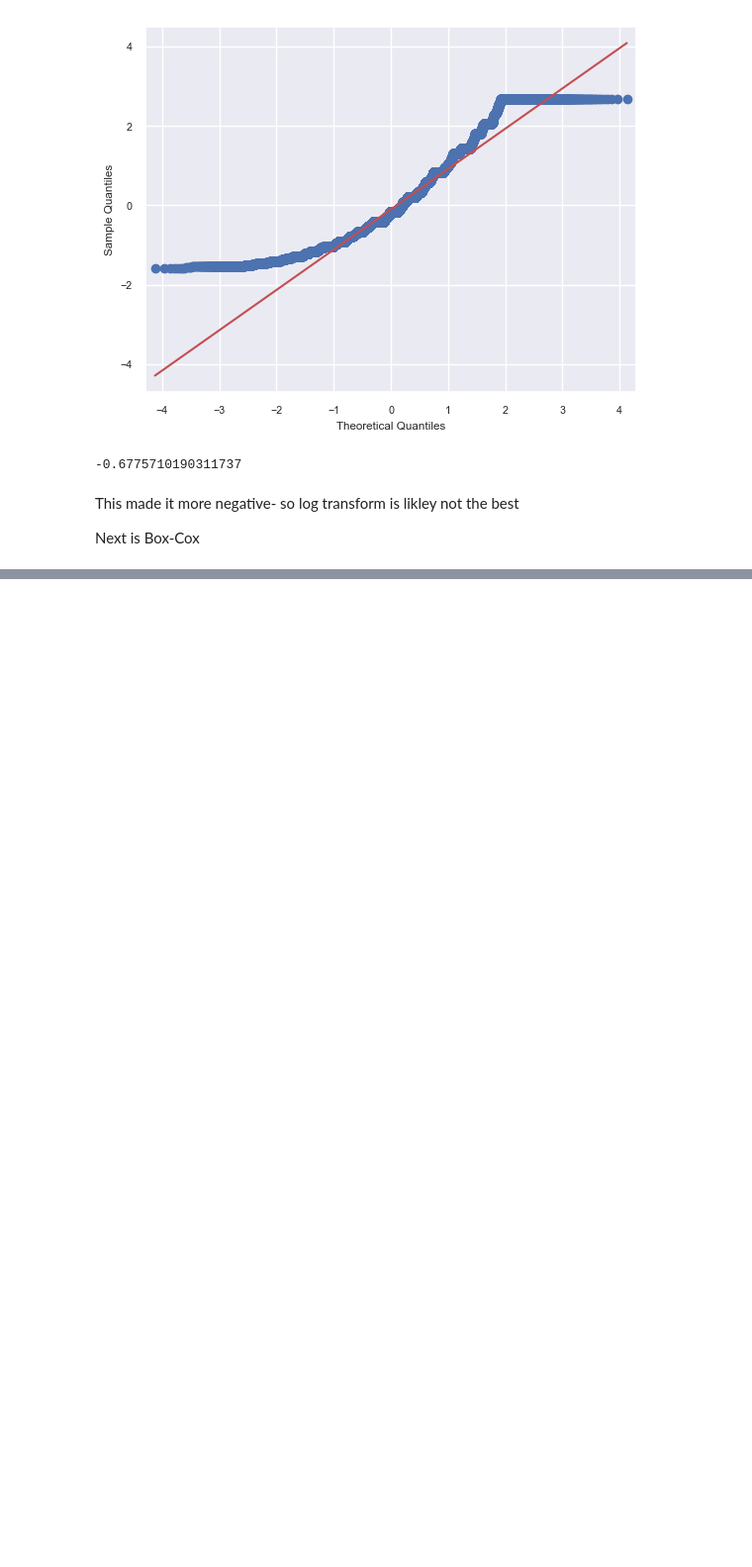
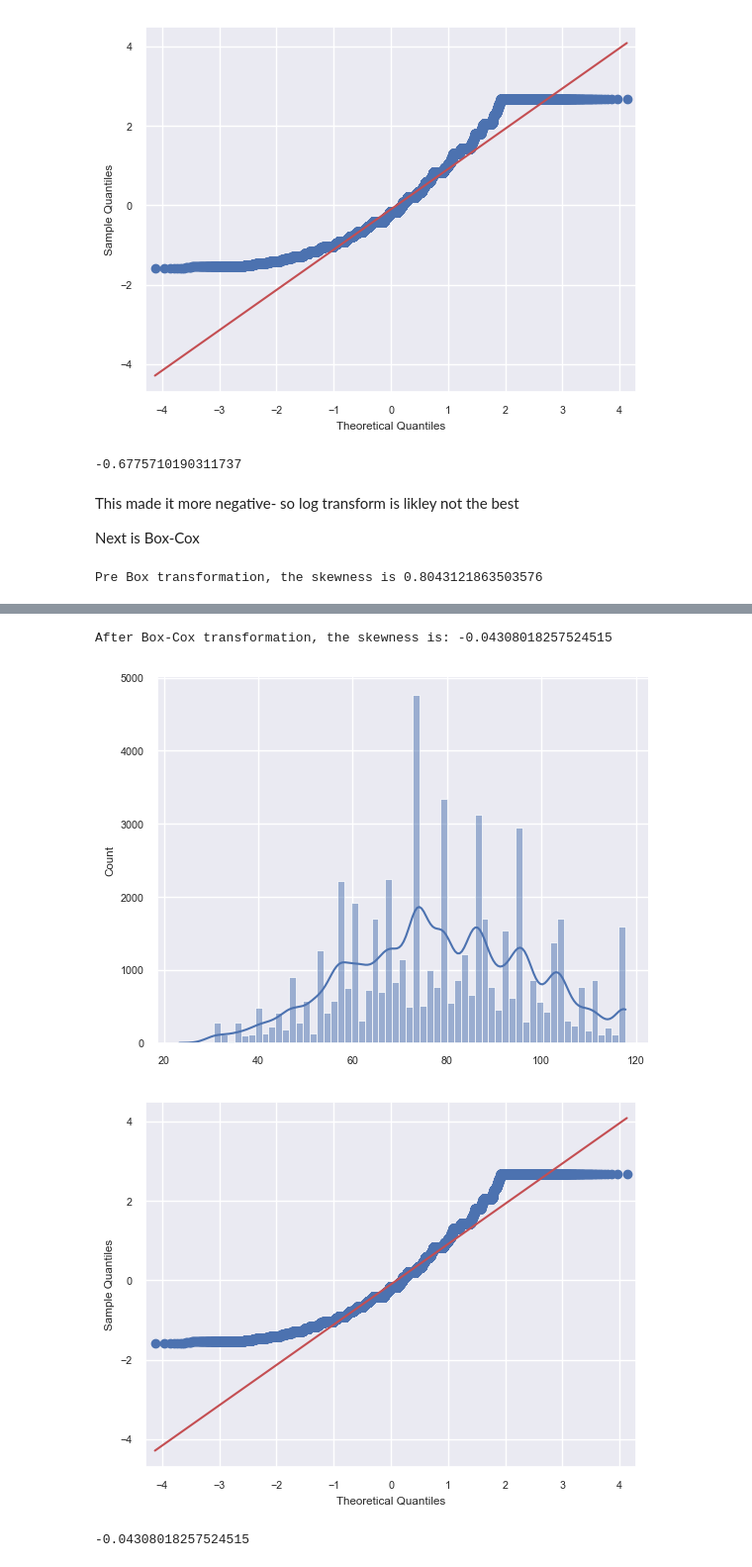
Before and after one commit to FuturisticTechie/exploratory-data-analysis---customer-loans-in-finance882, a Jupyter notebook: eda.ipynb, the cells around one changed output, grey strips where cells are left out. Shown at 99% size. Saved outputs shown, nothing was run; the diff lists cells and outputs as text; code cells hidden in the pictures; blank space fills up the shorter version.

```diff
--- a/eda.ipynb
+++ b/eda.ipynb
@@ -703,4 +710,6 @@ This made it more negative- so log transform is likley not the best
 
 Next is Box-Cox
 # %%
-data_trans.log_transform(df, 'loan_amount')
+data_trans.box_cox_transform(df, 'loan_amount')
+# %% [output]
+Pre Box transformation, the skewness is 0.8043121863503576
@@ -706,0 +718,4 @@ data_trans.log_transform(df, 'loan_amount')
+After Box-Cox transformation, the skewness is: -0.04308018257524515
+[figure, added]
+[figure, added]
+-0.04308018257524515
```
Also changed, not shown: parts of 8 cells of this notebook, 2 other files.
